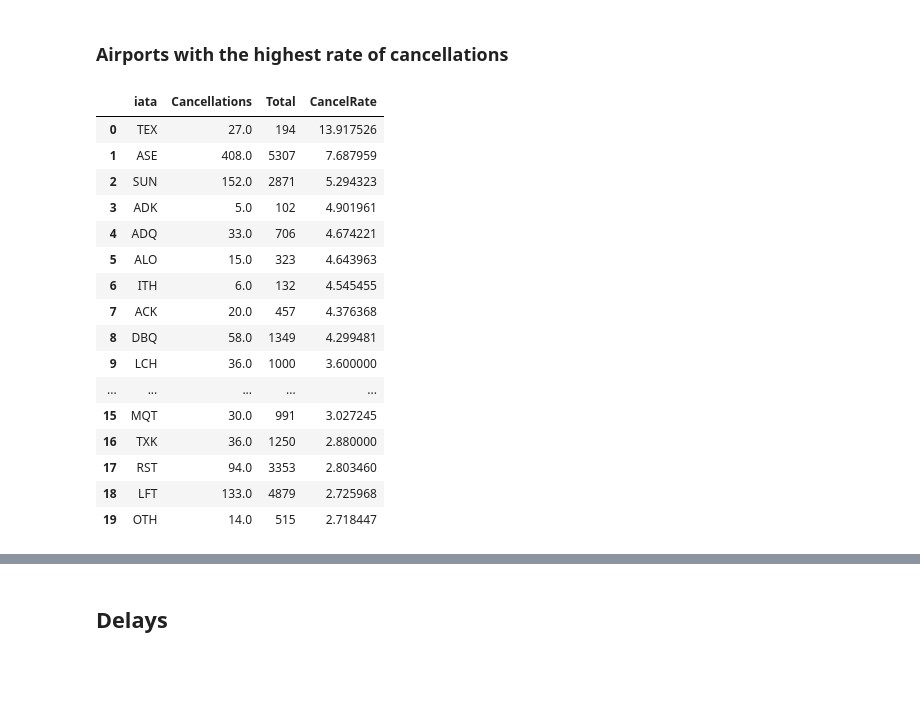
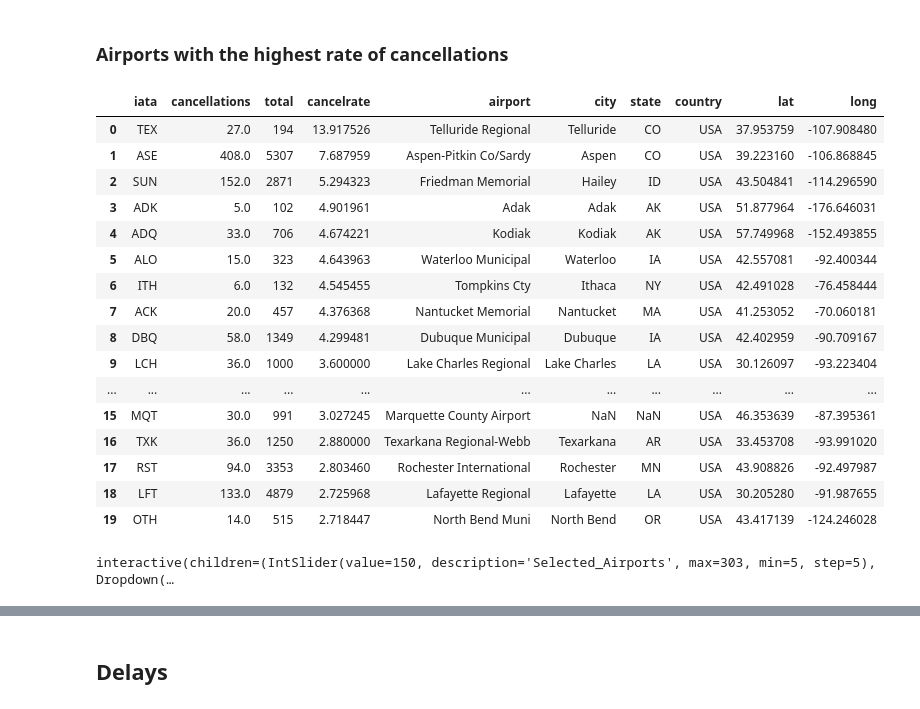
Before and after one commit to MihaiECh/FlightsAnalysis, a Jupyter notebook: FlightsAnalysis.ipynb, the cells around one changed output, grey strips where cells are left out. Cells and saved outputs as stored; diff of their text form; code cells hidden in the pictures; blank space fills up the shorter version.

```diff
--- a/FlightsAnalysis.ipynb
+++ b/FlightsAnalysis.ipynb
@@ -394,6 +396,8 @@ df[df.Distance < 100][['Origin','Dest']]
 98246 rows × 2 columns
 # %% [markdown]
 ## Cancellations
+# %%
+df = pd.read_csv('flights_clean.csv')
 # %%
 dfcancel = df.drop(columns=['arrtime','crsarrtime','airtime', 'arrdelay',
        'depdelay','carrierdelay', 'weatherdelay', 'nasdelay',
@@ -434,31 +470,32 @@ plt.xlabel('Carrier');
 ### Airports with the highest rate of cancellations
 # %%
 df_cancel_origin = pd.concat(
-    [df[df.CancellationCode == 'B'].groupby(['Origin']).Origin.count(),
-     df.groupby(['Origin']).Origin.count()],
+    [df[df.cancellationcode == 'B'].groupby(['origin']).origin.count(),
+     df.groupby(['origin']).origin.count()],
     axis = 1, sort = True)
-df_cancel_origin.columns = ['Cancellations','Total']
-df_cancel_origin.Cancellations.fillna(0)
-df_cancel_origin['CancelRate'] = df_cancel_origin.Cancellations / df_cancel_origin.Total * 100
-df_cancel_origin.sort_values(by='CancelRate',ascending=False,inplace=True)
+df_cancel_origin.columns = ['cancellations','total']
+df_cancel_origin.cancellations.fillna(0)
+df_cancel_origin['cancelrate'] = df_cancel_origin.cancellations / df_cancel_origin.total * 100
+df_cancel_origin.sort_values(by='cancelrate',ascending=False,inplace=True)
 df_cancel_origin.reset_index(inplace=True)
 df_cancel_origin.rename(index=str, columns={'index':'iata'},inplace=True)
+df_cancel_origin = pd.merge(df_cancel_origin,airports_df,on='iata',how='left')
 df_cancel_origin.head(20)
 # %% [output]
-|  | iata | Cancellations | Total | CancelRate |
-| 0 | TEX | 27.0 | 194 | 13.917526 |
-| 1 | ASE | 408.0 | 5307 | 7.687959 |
-| 2 | SUN | 152.0 | 2871 | 5.294323 |
-| 3 | ADK | 5.0 | 102 | 4.901961 |
-| 4 | ADQ | 33.0 | 706 | 4.674221 |
-| 5 | ALO | 15.0 | 323 | 4.643963 |
-| 6 | ITH | 6.0 | 132 | 4.545455 |
-| 7 | ACK | 20.0 | 457 | 4.376368 |
-| 8 | DBQ | 58.0 | 1349 | 4.299481 |
-| 9 | LCH | 36.0 | 1000 | 3.600000 |
-| ... | ... | ... | ... | ... |
-| 15 | MQT | 30.0 | 991 | 3.027245 |
-| 16 | TXK | 36.0 | 1250 | 2.880000 |
-| 17 | RST | 94.0 | 3353 | 2.803460 |
-| 18 | LFT | 133.0 | 4879 | 2.725968 |
-| 19 | OTH | 14.0 | 515 | 2.718447 |
+|  | iata | cancellations | total | cancelrate | airport | city | state | country | lat | long |
+| 0 | TEX | 27.0 | 194 | 13.917526 | Telluride Regional | Telluride | CO | USA | 37.953759 | -107.908480 |
+| 1 | ASE | 408.0 | 5307 | 7.687959 | Aspen-Pitkin Co/Sardy | Aspen | CO | USA | 39.223160 | -106.868845 |
+| 2 | SUN | 152.0 | 2871 | 5.294323 | Friedman Memorial | Hailey | ID | USA | 43.504841 | -114.296590 |
+| 3 | ADK | 5.0 | 102 | 4.901961 | Adak | Adak | AK | USA | 51.877964 | -176.646031 |
+| 4 | ADQ | 33.0 | 706 | 4.674221 | Kodiak | Kodiak | AK | USA | 57.749968 | -152.493855 |
+| 5 | ALO | 15.0 | 323 | 4.643963 | Waterloo Municipal | Waterloo | IA | USA | 42.557081 | -92.400344 |
+| 6 | ITH | 6.0 | 132 | 4.545455 | Tompkins Cty | Ithaca | NY | USA | 42.491028 | -76.458444 |
+| 7 | ACK | 20.0 | 457 | 4.376368 | Nantucket Memorial | Nantucket | MA | USA | 41.253052 | -70.060181 |
+| 8 | DBQ | 58.0 | 1349 | 4.299481 | Dubuque Municipal | Dubuque | IA | USA | 42.402959 | -90.709167 |
+| 9 | LCH | 36.0 | 1000 | 3.600000 | Lake Charles Regional | Lake Charles | LA | USA | 30.126097 | -93.223404 |
+| ... | ... | ... | ... | ... | ... | ... | ... | ... | ... | ... |
+| 15 | MQT | 30.0 | 991 | 3.027245 | Marquette County Airport | NaN | NaN | USA | 46.353639 | -87.395361 |
+| 16 | TXK | 36.0 | 1250 | 2.880000 | Texarkana Regional-Webb | Texarkana | AR | USA | 33.453708 | -93.991020 |
+| 17 | RST | 94.0 | 3353 | 2.803460 | Rochester International | Rochester | MN | USA | 43.908826 | -92.497987 |
+| 18 | LFT | 133.0 | 4879 | 2.725968 | Lafayette Regional | Lafayette | LA | USA | 30.205280 | -91.987655 |
+| 19 | OTH | 14.0 | 515 | 2.718447 | North Bend Muni | North Bend | OR | USA | 43.417139 | -124.246028 |
@@ -466,0 +502,28 @@ df_cancel_origin = pd.merge(df_cancel_origin,airports_df,on='iata',how='left')
+# %%
+@interact_manual
+
+def show_map (Selected_Airports = (5,df_cancel_origin.iata.nunique(),5),
+             Aggregation_Criteria = ['Number_of_Cancellations','Cancellation_Rate']):
+    criteria = 'cancelrate'
+    multiplier = 10000
+    if Aggregation_Criteria == 'Number_of_Cancellations':
+        criteria = 'cancellations'
+        multiplier = 25
+    df_cancel_origin.sort_values(by=criteria,ascending=False,inplace=True)
+    df_cancel_origin.reset_index(drop=True,inplace=True)
+    m = folium.Map(location=[35,-92], tiles = 'Mapbox Bright', zoom_start=4)
+    for i in range(0,Selected_Airports):
+        popup_text = df_cancel_origin.airport[i]+': '+str(df_cancel_origin[criteria][i])
+        popup = folium.Popup(popup_text,parse_html=True)
+        folium.Circle(
+            location = [df_cancel_origin.iloc[i]['lat'],df_cancel_origin.iloc[i]['long']],
+            radius = df_cancel_origin.iloc[i][criteria]*multiplier,
+            color = 'crimson',
+            weight = 1,
+            opacity = 0.5,
+            fill= True,
+            fill_color = 'crimson',
+            popup=popup).add_to(m)
+    display(m)
+# %% [output]
+interactive(children=(IntSlider(value=150, description='Selected_Airports', max=303, min=5, step=5), Dropdown(…
```
Also changed, not shown: parts of 36 cells of this notebook.
